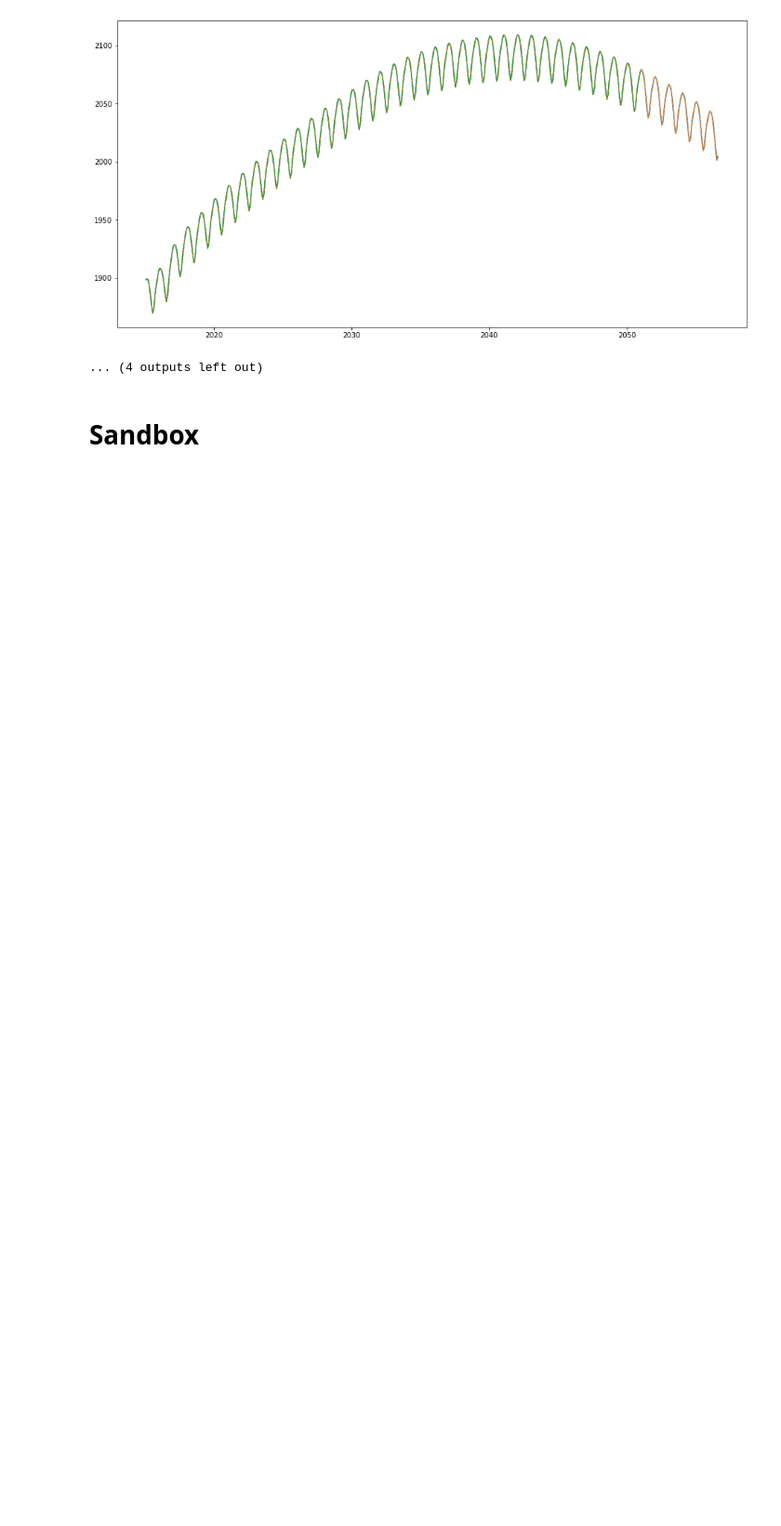
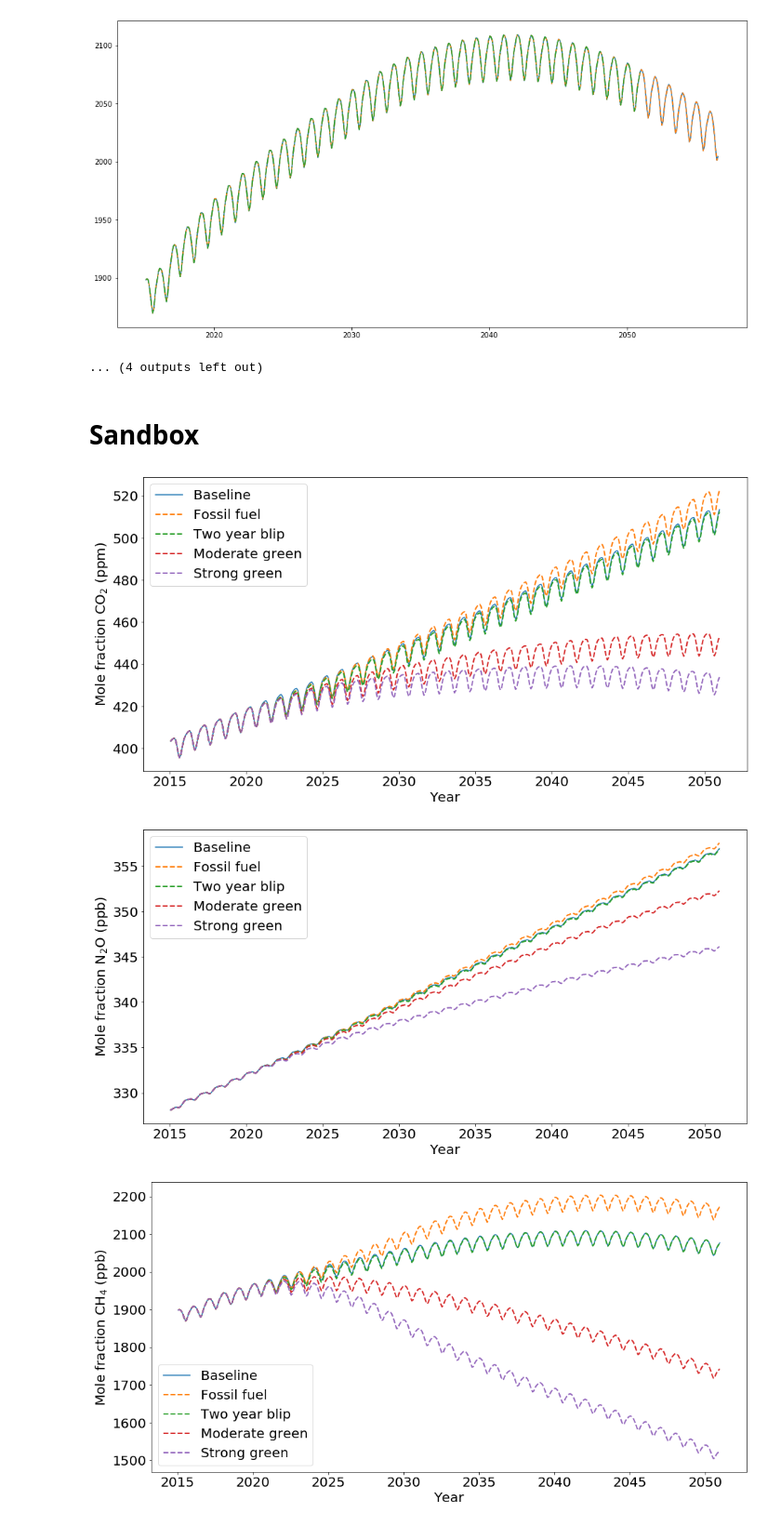
Before and after one commit to Rlamboll/modify_COVID19_netCDF_Emissions, a Jupyter notebook: calculations/calc-wellMixedGHG_emissions.ipynb, the cells around one changed output. Shown at 93% size. Saved outputs shown, nothing was run; the diff lists cells and outputs as text; code cells hidden in the pictures; blank space fills up the shorter version.

Commit message:
Added diagrams for concentrations

```diff
--- a/calculations/calc-wellMixedGHG_emissions.ipynb
+++ b/calculations/calc-wellMixedGHG_emissions.ipynb
@@ -142,3 +142,23 @@ End time factor is 0.7339605607137663
 ... (4 outputs left out)
 # %% [markdown]
 # Sandbox
+# %%
+ystring = {"n2o": "N$_2$O (ppb)", "ch4": "CH$_4$ (ppb)", "co2": "CO$_2$ (ppm)"}
+for gas, gas_file in gases.items():
+    key_variable = key_variables[gas]
+    plt.figure(figsize=(16, 8))
+    for fileind in range(len(pathway_files)):
+        file = pathway_files[fileind]
+        scenario_string = file.split("_")[0]
+        data = nc.Dataset(output_folder + "cut_" + gas_file + scenario_string + version_string)
+        if fileind == 0:
+            plt.plot(data.variables["time"][:] / 365 + 1850, data.variables[key_variable][:, 1])
+        else:
+            plt.plot(data.variables["time"][:] / 365 + 1850, data.variables[key_variable][:, 1], linestyle="--", linewidth=2)
+    plt.legend(["Baseline", "Fossil fuel", "Two year blip", "Moderate green", "Strong green"])
+    plt.xlabel("Year")
+    plt.ylabel("Mole fraction {}".format(ystring[gas]))
+# %% [output]
+[figure, added]
+[figure, added]
+[figure, added]
```
Also changed, not shown: parts of 1 cell of this notebook.
